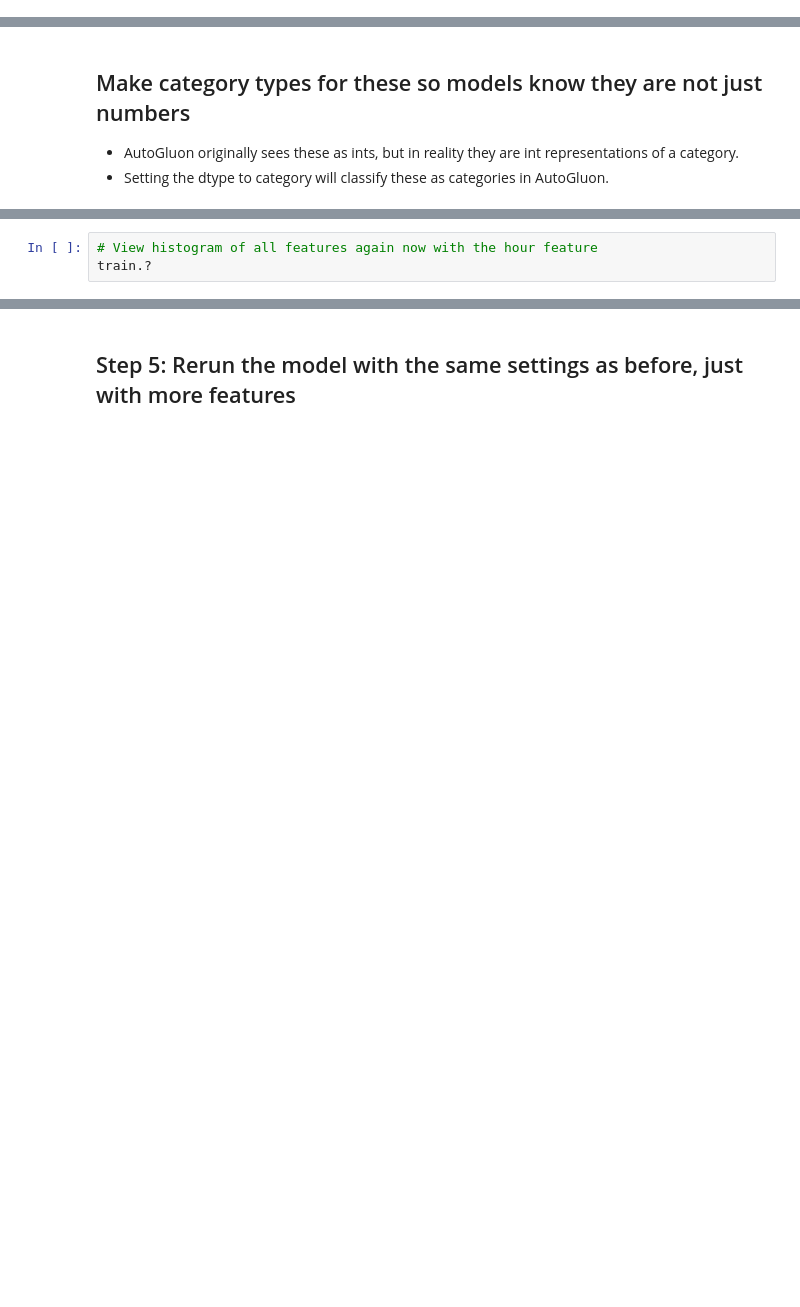
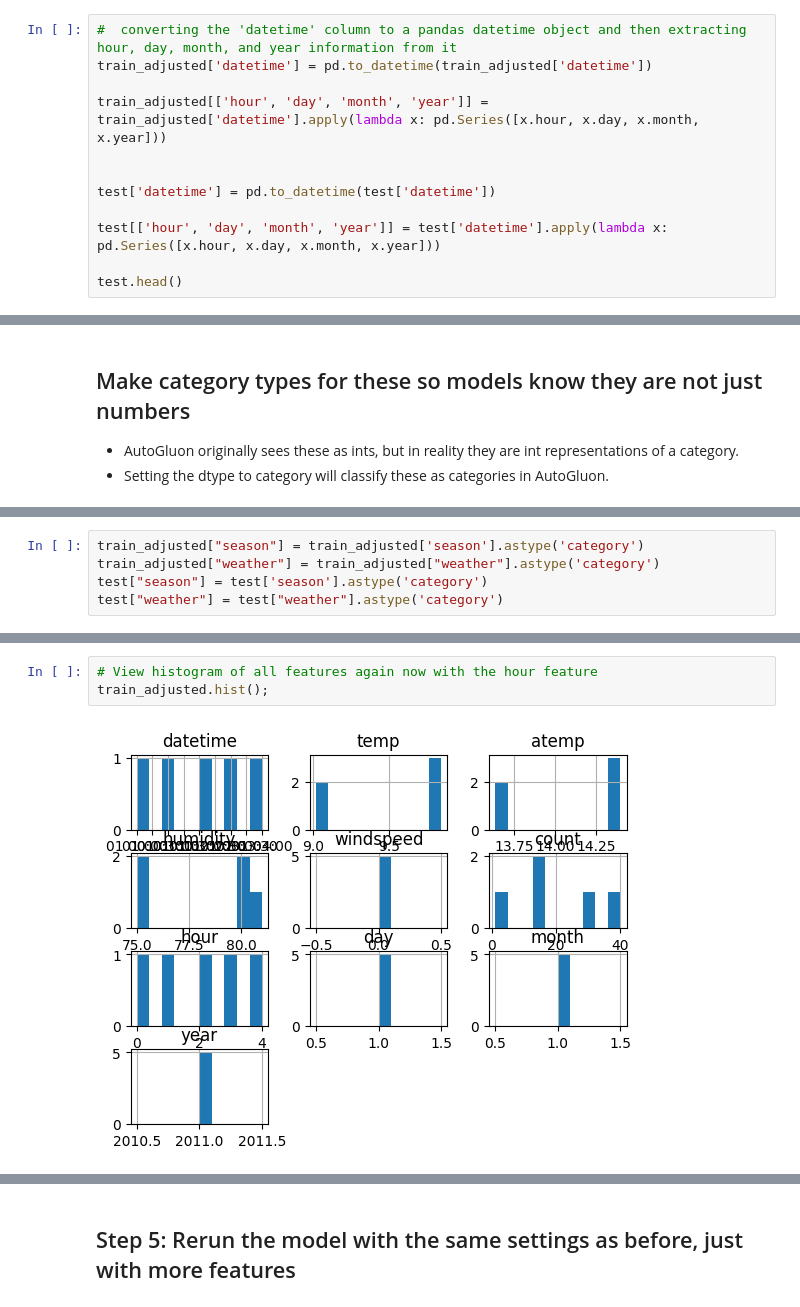
Before and after one commit to OmarAI2003/AutoGluon-Based-Bike-Sharing-Demand-Prediction, a Jupyter notebook: Project_files/project-template.ipynb, the cells around one changed output, grey strips where cells are left out. Saved outputs shown, nothing was run; the diff lists cells and outputs as text; blank space fills up the shorter version.

```diff
--- a/Project_files/project-template.ipynb
+++ b/Project_files/project-template.ipynb
@@ -139,0 +299,12 @@ test[?] = ?
+# %%
+#  converting the 'datetime' column to a pandas datetime object and then extracting hour, day, month, and year information from it
+train_adjusted['datetime'] = pd.to_datetime(train_adjusted['datetime'])
+
+train_adjusted[['hour', 'day', 'month', 'year']] = train_adjusted['datetime'].apply(lambda x: pd.Series([x.hour, x.day, x.month, x.year]))
+
+
+test['datetime'] = pd.to_datetime(test['datetime'])
+
+test[['hour', 'day', 'month', 'year']] = test['datetime'].apply(lambda x: pd.Series([x.hour, x.day, x.month, x.year]))
+
+test.head()
@@ -149,2 +331,7 @@ test["weather"] = ?
+# %%
+train_adjusted["season"] = train_adjusted['season'].astype('category')
+train_adjusted["weather"] = train_adjusted["weather"].astype('category')
+test["season"] = test['season'].astype('category')
+test["weather"] = test["weather"].astype('category')
 # %%
 # View are new feature
@@ -152,3 +346,5 @@ train.head()
 # %%
 # View histogram of all features again now with the hour feature
-train.?
+train_adjusted.hist();
+# %% [output]
+[figure, added]
```
Also changed, not shown: parts of 60 cells of this notebook, 10 other files.
